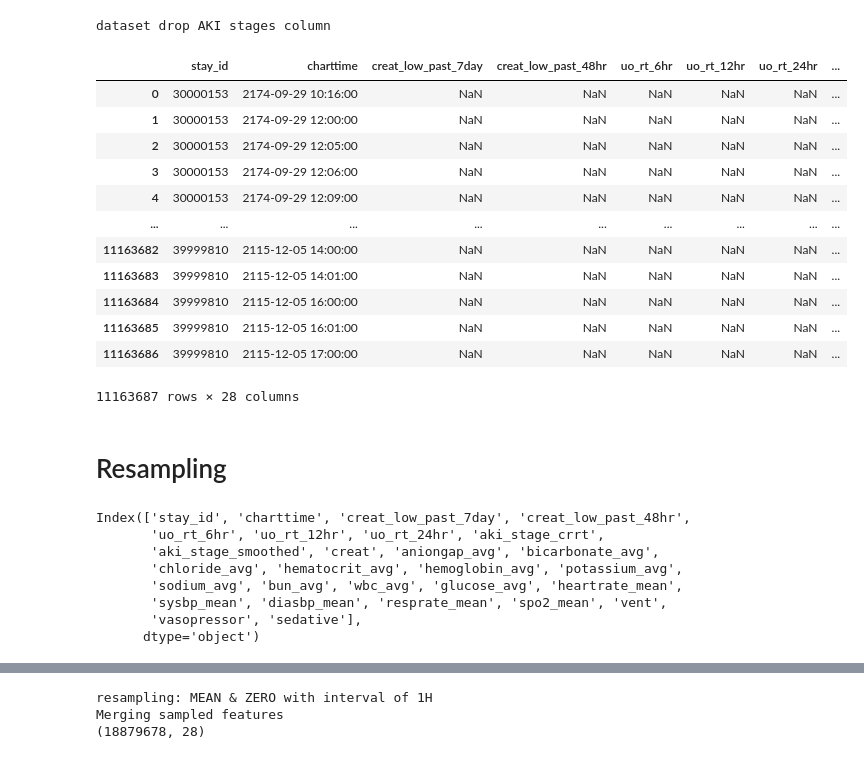
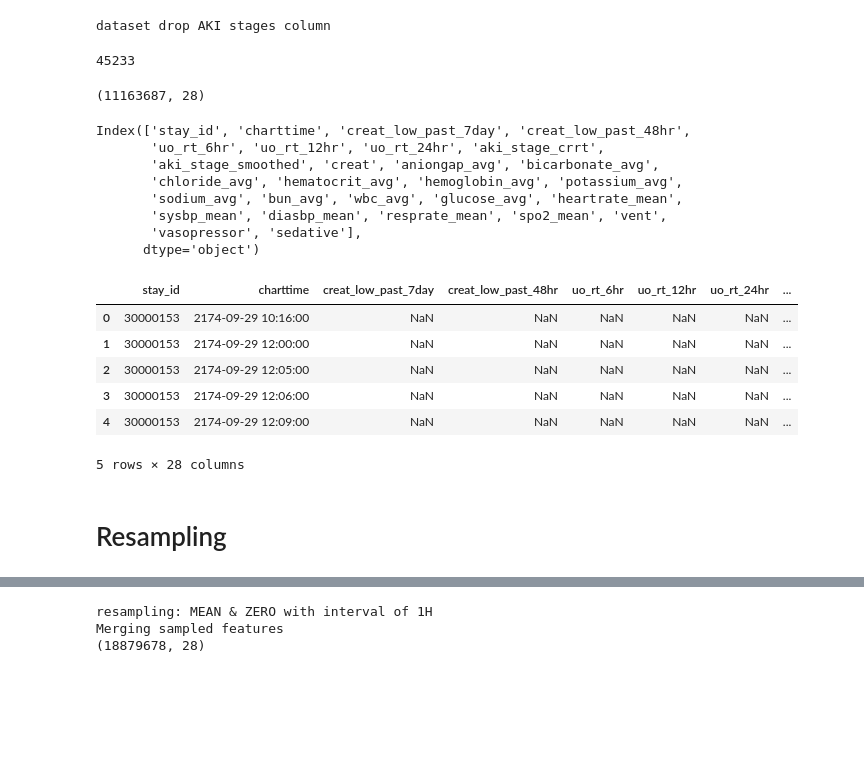
Before and after one commit to charicf/DoctorDisease2.0_AKI, a Jupyter notebook: ml_model/preprocessing.ipynb, the cells around one changed output, grey strips where cells are left out. Saved outputs shown, nothing was run; the diff lists cells and outputs as text; code cells hidden in the pictures; blank space fills up the shorter version.

```diff
--- a/ml_model/preprocessing.ipynb
+++ b/ml_model/preprocessing.ipynb
@@ -713,7 +855,6 @@ X = pd.merge(X, dataset_vents, on=["stay_id", "charttime"], how="outer", copy=Fa
 # %%
 print("start preprocessing time dependent data")
-print("Removing patients under the min age")
-dataset_detail = dataset_detail.loc[dataset_detail["admission_age"] >= ADULTS_MIN_AGE]
+dataset_detail = dataset_detail.loc[dataset_detail["anchor_age"] >= ADULTS_MIN_AGE] #admission_age
 adults_icustay_id_list = dataset_detail["stay_id"].unique()
 X = X[X.stay_id.isin(adults_icustay_id_list)].sort_values(by=["stay_id"], ignore_index=True)
 X = X.sort_values(by=["stay_id", "charttime"], ignore_index=True)
@@ -926,0 +1102,2 @@ Counter({0: 33035, 1: 32378})
+# %%
+X_copy_extract_label = X.copy()
@@ -926,0 +1125,37 @@ Counter({0: 33035, 1: 32378})
+# %%
+import pickle
+
+# Save the DataFrame to a pickle file
+with open('X_copy_extract_label.pkl', 'wb') as file:
+    pickle.dump(X_copy_extract_label, file)
+
+# Save the INTIME DataFrame to a pickle file
+with open('INTIME.pkl', 'wb') as file:
+    pickle.dump(INTIME, file)
+
+# save dataset_detail
+with open('dataset_detail.pkl', 'wb') as file:
+    pickle.dump(dataset_detail, file)
+
+# save target
+with open('target.pkl', 'wb') as file:
+    pickle.dump(target, file)
+# %%
+import pickle
+
+# Load the DataFrame from the pickle file
+with open('X_copy_extract_label.pkl', 'rb') as file:
+    X_copy_extract_label = pickle.load(file)
+    X = X_copy_extract_label.copy()
+
+# Load the INTIME DataFrame from the pickle file
+with open('INTIME.pkl', 'rb') as file:
+    INTIME = pickle.load(file)
+
+# Load dataset_detail
+with open('dataset_detail.pkl', 'rb') as file:
+    dataset_detail = pickle.load(file)
+
+# Load target
+with open('target.pkl', 'rb') as file:
+    target = pickle.load(file)
@@ -942,22 +1340,33 @@ X = X.drop(["aki_stage"], axis=1)
 dataset drop AKI stages column
 # %%
 X = X.drop(["subject_id", "hadm_id"], axis=1)
+# %%
+X['subject_id'].nunique()
+# %% [output]
+45233
+# %%
+print(X.shape)
+X.columns
+# %% [output]
+(11163687, 28)
+Index(['stay_id', 'charttime', 'creat_low_past_7day', 'creat_low_past_48hr',
+       'uo_rt_6hr', 'uo_rt_12hr', 'uo_rt_24hr', 'aki_stage_crrt',
+       'aki_stage_smoothed', 'creat', 'aniongap_avg', 'bicarbonate_avg',
+       'chloride_avg', 'hematocrit_avg', 'hemoglobin_avg', 'potassium_avg',
+       'sodium_avg', 'bun_avg', 'wbc_avg', 'glucose_avg', 'heartrate_mean',
+       'sysbp_mean', 'diasbp_mean', 'resprate_mean', 'spo2_mean', 'vent',
+       'vasopressor', 'sedative'],
+      dtype='object')
 # %%
-X
+X.head()
 # %% [output]
 |  | stay_id | charttime | creat_low_past_7day | creat_low_past_48hr | uo_rt_6hr | uo_rt_12hr | uo_rt_24hr | ... |
 | 0 | 30000153 | 2174-09-29 10:16:00 | NaN | NaN | NaN | NaN | NaN | ... |
 | 1 | 30000153 | 2174-09-29 12:00:00 | NaN | NaN | NaN | NaN | NaN | ... |
 | 2 | 30000153 | 2174-09-29 12:05:00 | NaN | NaN | NaN | NaN | NaN | ... |
 | 3 | 30000153 | 2174-09-29 12:06:00 | NaN | NaN | NaN | NaN | NaN | ... |
 | 4 | 30000153 | 2174-09-29 12:09:00 | NaN | NaN | NaN | NaN | NaN | ... |
-| ... | ... | ... | ... | ... | ... | ... | ... | ... |
-| 11163682 | 39999810 | 2115-12-05 14:00:00 | NaN | NaN | NaN | NaN | NaN | ... |
-| 11163683 | 39999810 | 2115-12-05 14:01:00 | NaN | NaN | NaN | NaN | NaN | ... |
-| 11163684 | 39999810 | 2115-12-05 16:00:00 | NaN | NaN | NaN | NaN | NaN | ... |
-| 11163685 | 39999810 | 2115-12-05 16:01:00 | NaN | NaN | NaN | NaN | NaN | ... |
-| 11163686 | 39999810 | 2115-12-05 17:00:00 | NaN | NaN | NaN | NaN | NaN | ... |
-11163687 rows × 28 columns
+5 rows × 28 columns
 # %% [markdown]
 # Resampling
 # %%
@@ -970,12 +1380 @@ if MAX_FEATURE_SET:
 numeric_feat = list(X.columns.difference(skip))
-# %%
-X.columns
-# %% [output]
-Index(['stay_id', 'charttime', 'creat_low_past_7day', 'creat_low_past_48hr',
-       'uo_rt_6hr', 'uo_rt_12hr', 'uo_rt_24hr', 'aki_stage_crrt',
-       'aki_stage_smoothed', 'creat', 'aniongap_avg', 'bicarbonate_avg',
-       'chloride_avg', 'hematocrit_avg', 'hemoglobin_avg', 'potassium_avg',
-       'sodium_avg', 'bun_avg', 'wbc_avg', 'glucose_avg', 'heartrate_mean',
-       'sysbp_mean', 'diasbp_mean', 'resprate_mean', 'spo2_mean', 'vent',
-       'vasopressor', 'sedative'],
-      dtype='object')
```
Also changed, not shown: parts of 69 cells of this notebook.
